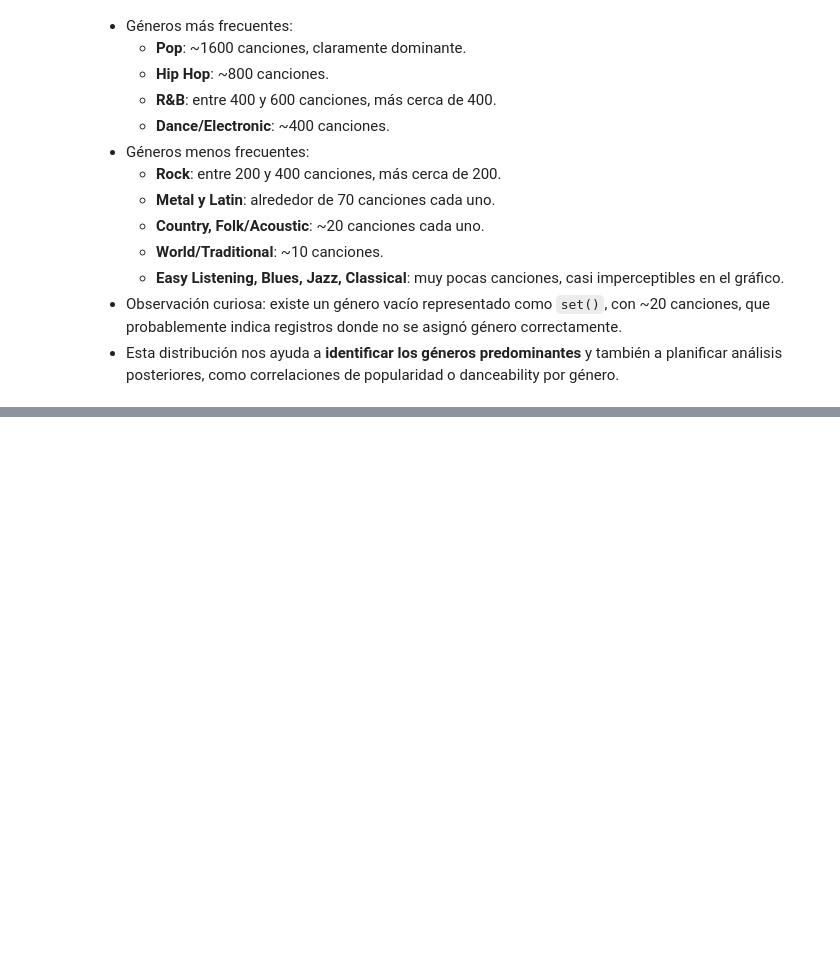
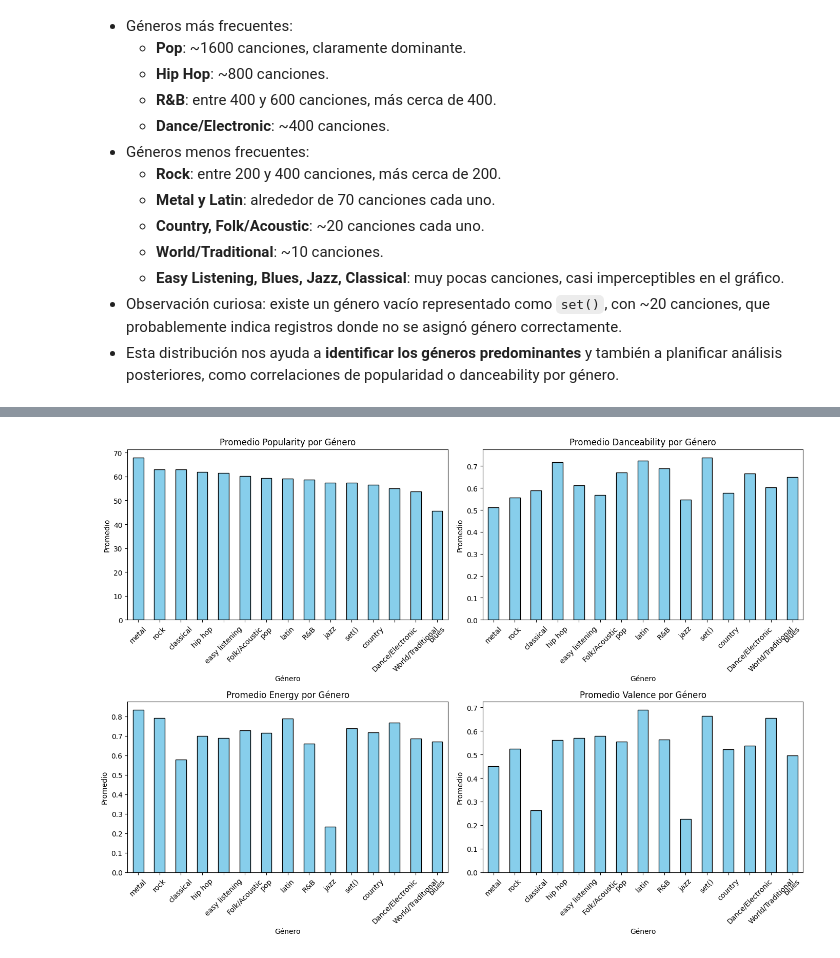
Before and after one commit to andresmatesanz/analizador-spotify-json, a Jupyter notebook: notebooks/01_exploracion_spotify.ipynb, the cells around one changed output, grey strips where cells are left out. Saved outputs shown, nothing was run; the diff lists cells and outputs as text; code cells hidden in the pictures; blank space fills up the shorter version.

```diff
--- a/notebooks/01_exploracion_spotify.ipynb
+++ b/notebooks/01_exploracion_spotify.ipynb
@@ -330,0 +341,24 @@ plt.show()
+# %%
+# Ordenar géneros por popularidad promedio
+genre_order = genre_metrics.sort_values(by='popularity', ascending=False).index
+
+# Métricas a graficar
+metrics_to_plot = ['popularity', 'danceability', 'energy', 'valence']
+
+# Crear gráficos separados
+fig, axes = plt.subplots(2, 2, figsize=(14, 10))
+axes = axes.flatten()
+
+for i, metric in enumerate(metrics_to_plot):
+    genre_metrics[metric].reindex(genre_order).plot(
+        kind='bar', ax=axes[i], color='skyblue', edgecolor='black'
+    )
+    axes[i].set_title(f'Promedio {metric.capitalize()} por Género')
+    axes[i].set_ylabel('Promedio')
+    axes[i].set_xlabel('Género')
+    axes[i].tick_params(axis='x', rotation=45)
+
+plt.tight_layout()
+plt.show()
+# %% [output]
+[figure, added]
```
Also changed, not shown: parts of 2 cells of this notebook.
